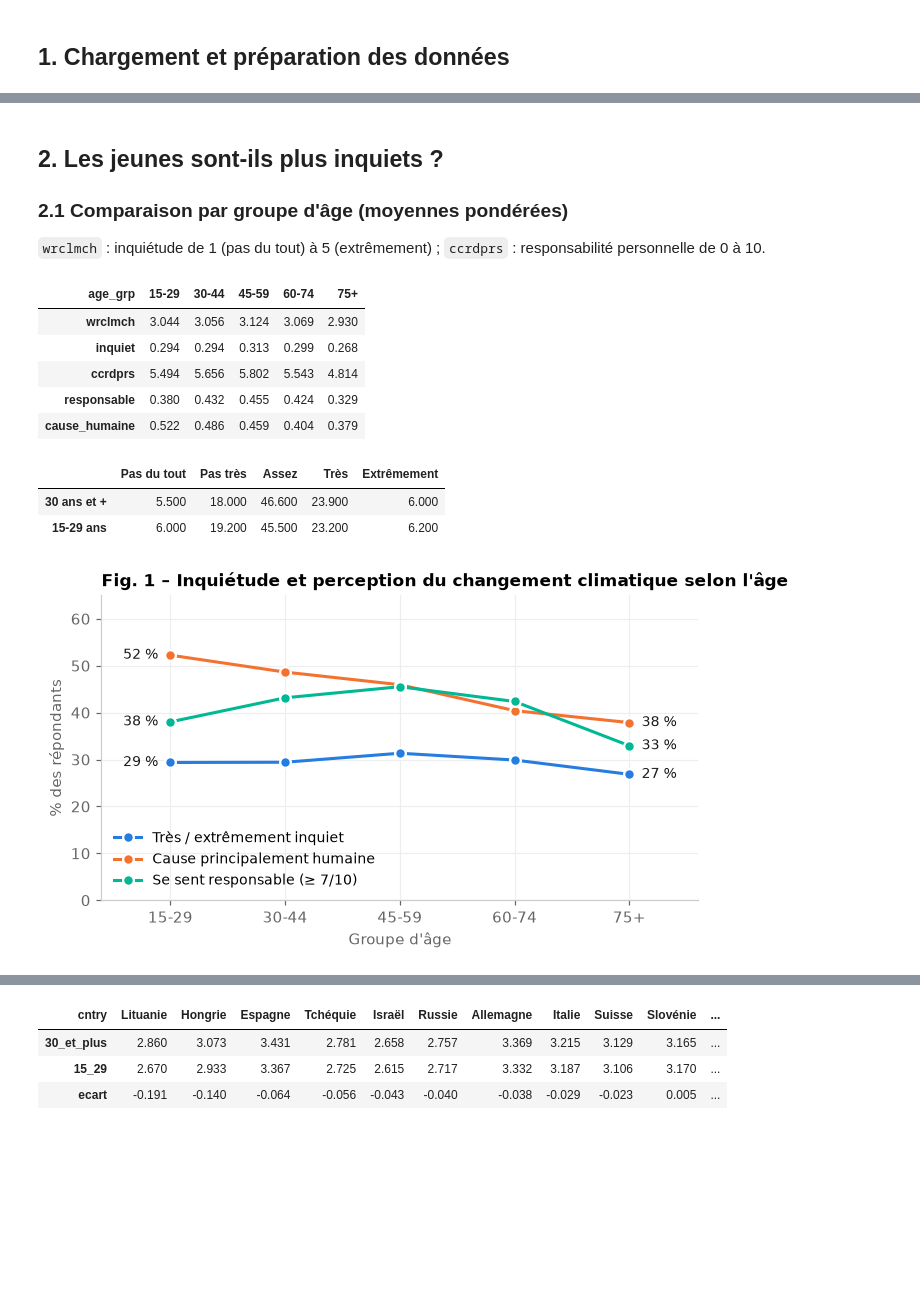
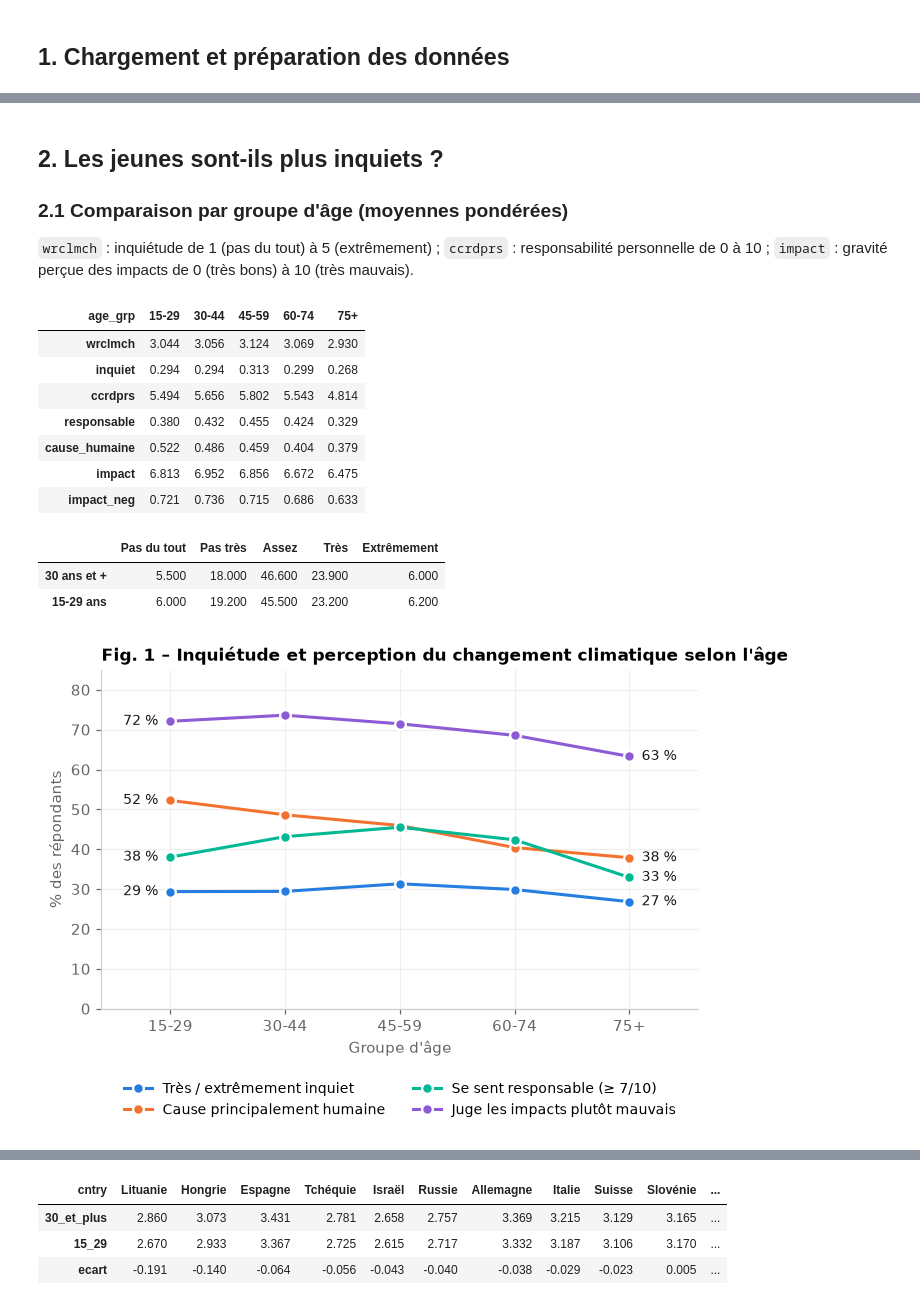
Before and after one commit to martindmv/climate-attitudes-ess8, a Jupyter notebook: analyse_climat_jeunes.ipynb, the cells around one changed output, grey strips where cells are left out. Saved outputs shown, nothing was run; the diff lists cells and outputs as text; code cells hidden in the pictures; blank space fills up the shorter version.

```diff
--- a/analyse_climat_jeunes.ipynb
+++ b/analyse_climat_jeunes.ipynb
@@ -16,13 +19,16 @@ import pandas as pd
 import pyreadstat
 import matplotlib.pyplot as plt
 import statsmodels.formula.api as smf
+import warnings
+from statsmodels.tools.sm_exceptions import ConvergenceWarning
 from pathlib import Path
 
 pd.set_option('display.float_format', '{:.3f}'.format)
+warnings.simplefilter('ignore', FutureWarning)
 FIG = Path('figures'); FIG.mkdir(exist_ok=True)
 
 # Palette (bleu = jeunes, gris = reste de la population)
-BLUE, ORANGE, AQUA, GREY, TXT, TXT2 = '#257de0', '#f47230', '#00b894', '#9a9a9a', '#191919', '#666666'
+BLUE, ORANGE, AQUA, PURPLE, GREY, TXT, TXT2 = '#257de0', '#f47230', '#00b894', '#8e5bd6', '#9a9a9a', '#191919', '#666666'
 plt.rcParams.update({
     'font.family': 'DejaVu Sans', 'font.size': 10, 'axes.edgecolor': '#cccccc',
     'axes.labelcolor': TXT2, 'xtick.color': TXT2, 'ytick.color': TXT2,
@@ -34,8 +40,9 @@ plt.rcParams.update({
 # %% [markdown]
 ## 1. Chargement et préparation des données
 # %%
-cols = ['cntry', 'anweight', 'agea', 'gndr', 'eduyrs', 'mnactic',
-        'wrclmch', 'ccrdprs', 'ccnthum',                       # perception
+cols = ['cntry', 'anweight', 'agea', 'gndr', 'eduyrs', 'eisced', 'mnactic',
+        'wrclmch', 'ccrdprs', 'ccnthum', 'ccgdbd',             # perception
+        'lrscale',                                             # orientation politique
         'rdcenr', 'eneffap',                                   # comportements énergie
         'sgnptit', 'pbldmn', 'bctprd',                         # engagement politique
         'inctxff', 'sbsrnen', 'banhhap']                       # soutien aux politiques
@@ -59,6 +72,7 @@ On construit ensuite des indicateurs binaires faciles à lire (en %).
 # %%
 df.loc[df.rdcenr == 55, 'rdcenr'] = np.nan
 df.loc[df.ccnthum == 55, 'ccnthum'] = np.nan
+df.loc[df.eisced.isin([0, 55]), 'eisced'] = np.nan
 df = df[df.agea.notna()].copy()
 
 df['age_grp'] = pd.cut(df.agea, [14, 29, 44, 59, 74, 120],
@@ -74,6 +88,12 @@ def binaire(cond, src):
 df['inquiet']      = binaire(df.wrclmch >= 4, 'wrclmch')   # très / extrêmement inquiet
 df['cause_humaine']= binaire(df.ccnthum >= 4, 'ccnthum')   # principalement / entièrement humaine
 df['responsable']  = binaire(df.ccrdprs >= 7, 'ccrdprs')   # responsabilité perso >= 7/10
+df['impact']       = 10 - df.ccgdbd                          # 0 = très bon … 10 = très mauvais
+df['impact_neg']   = binaire(df.impact >= 6, 'ccgdbd')       # impact plutôt mauvais (Gregersen et al.)
+# Orientation politique
+df['gauche']       = binaire(df.lrscale <= 3, 'lrscale')
+df['droite']       = binaire(df.lrscale >= 7, 'lrscale')
+df['lr_nr']        = df.lrscale.isna().astype(float)         # ne se positionne pas
 # Comportements
 df['eco_energie']  = binaire(df.rdcenr >= 4, 'rdcenr')     # souvent / très souvent / toujours
 df['achat_eff']    = binaire(df.eneffap >= 8, 'eneffap')   # achat appareil efficace probable (>= 8/10)
@@ -85,7 +105,15 @@ df['pour_taxe']    = binaire(df.inctxff <= 2, 'inctxff')
 df['pour_subv']    = binaire(df.sbsrnen <= 2, 'sbsrnen')
 df['pour_interd']  = binaire(df.banhhap <= 2, 'banhhap')
 
+# Variables centrées sur la moyenne générale (comme dans l'article)
+for v in ['ccnthum', 'lrscale', 'agea', 'eisced']:
+    df[v + '_c'] = df[v] - df[v].mean()
+# Régions : pays post-communistes vs reste de l'échantillon (Europe de l'Ouest et Israël)
+EST = ['CZ', 'EE', 'HU', 'LT', 'PL', 'RU', 'SI']
+df['region'] = np.where(df.cntry.isin(EST), 'Ex-bloc communiste', 'Ouest et Israël')
+
 print(df.age_grp.value_counts().sort_index())
+print(df[['ccnthum', 'lrscale', 'agea', 'eisced']].mean().round(2))
 # %% [output]
 age_grp
 15-29     8095
@@ -105,9 +138,9 @@ def tableau(vars_, by='age_grp'):
 ## 2. Les jeunes sont-ils plus inquiets ?
 
 ### 2.1 Comparaison par groupe d'âge (moyennes pondérées)
-`wrclmch` : inquiétude de 1 (pas du tout) à 5 (extrêmement) ; `ccrdprs` : responsabilité personnelle de 0 à 10.
+`wrclmch` : inquiétude de 1 (pas du tout) à 5 (extrêmement) ; `ccrdprs` : responsabilité personnelle de 0 à 10 ; `impact` : gravité perçue des impacts de 0 (très bons) à 10 (très mauvais).
 # %%
-perc = tableau(['wrclmch', 'inquiet', 'ccrdprs', 'responsable', 'cause_humaine'])
+perc = tableau(['wrclmch', 'inquiet', 'ccrdprs', 'responsable', 'cause_humaine', 'impact', 'impact_neg'])
 perc
 # %% [output]
 | age_grp | 15-29 | 30-44 | 45-59 | 60-74 | 75+ |
@@ -116,6 +149,8 @@ perc
 | ccrdprs | 5.494 | 5.656 | 5.802 | 5.543 | 4.814 |
 | responsable | 0.380 | 0.432 | 0.455 | 0.424 | 0.329 |
 | cause_humaine | 0.522 | 0.486 | 0.459 | 0.404 | 0.379 |
+| impact | 6.813 | 6.952 | 6.856 | 6.672 | 6.475 |
+| impact_neg | 0.721 | 0.736 | 0.715 | 0.686 | 0.633 |
 # %%
 # Distribution complète de l'inquiétude : jeunes vs 30 ans et plus
 labels = ['Pas du tout', 'Pas très', 'Assez', 'Très', 'Extrêmement']
@@ -129,23 +164,24 @@ dist.index = ['30 ans et +', '15-29 ans']; dist.columns = labels
 | 30 ans et + | 5.500 | 18.000 | 46.600 | 23.900 | 6.000 |
 | 15-29 ans | 6.000 | 19.200 | 45.500 | 23.200 | 6.200 |
 # %%
-fig, ax = plt.subplots(figsize=(7, 3.6))
+fig, ax = plt.subplots(figsize=(7, 4))
 x = np.arange(5)
 series = [('inquiet', 'Très / extrêmement inquiet', BLUE),
           ('cause_humaine', 'Cause principalement humaine', ORANGE),
-          ('responsable', 'Se sent responsable (≥ 7/10)', AQUA)]
+          ('responsable', 'Se sent responsable (≥ 7/10)', AQUA),
+          ('impact_neg', 'Juge les impacts plutôt mauvais', PURPLE)]
 for v, lab, col in series:
     y = perc.loc[v].values * 100
     ax.plot(x, y, color=col, lw=2, marker='o', ms=7, mec='white', mew=1.5, label=lab)
     ax.annotate(f'{y[0]:.0f} %', (x[0], y[0]), xytext=(-8, 0), textcoords='offset points',
                 ha='right', va='center', color=TXT, fontsize=9)
     ax.annotate(f'{y[-1]:.0f} %', (x[-1], y[-1]), xytext=(8, 0), textcoords='offset points',
                 ha='left', va='center', color=TXT, fontsize=9)
-ax.set_xticks(x, perc.columns); ax.set_xlim(-0.6, 4.6); ax.set_ylim(0, 65)
+ax.set_xticks(x, perc.columns); ax.set_xlim(-0.6, 4.6); ax.set_ylim(0, 85)
 ax.set_xlabel("Groupe d'âge"); ax.set_ylabel('% des répondants')
 ax.set_title("Fig. 1 – Inquiétude et perception du changement climatique selon l'âge")
-ax.legend(frameon=False, loc='lower left', fontsize=9)
+ax.legend(frameon=False, loc='upper center', bbox_to_anchor=(0.5, -0.18), ncol=2, fontsize=9)
 fig.savefig(FIG / 'fig1_perception_age.png'); plt.show()
 # %% [output]
-[figure, old version]
+[figure, new version]
 # %% [markdown]
```
Also changed, not shown: parts of 39 cells of this notebook, 8 other files.
